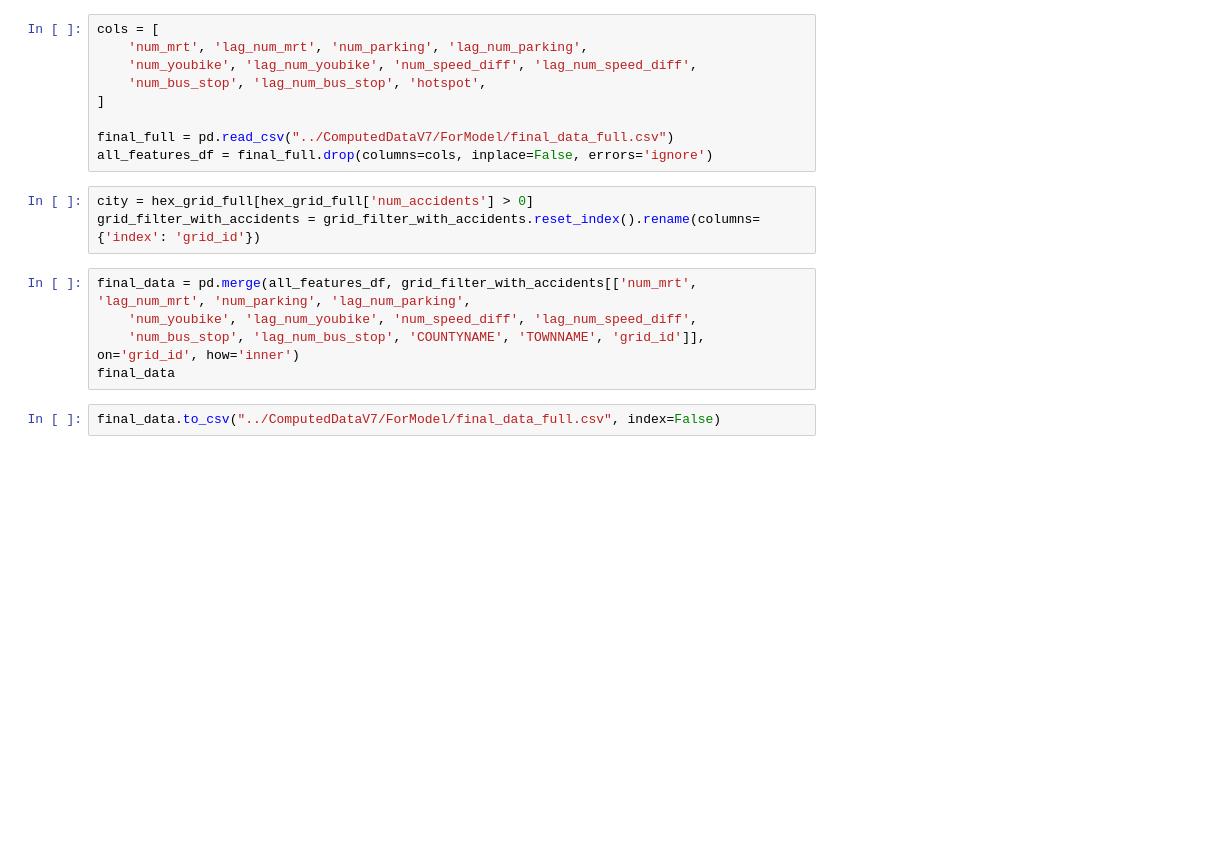
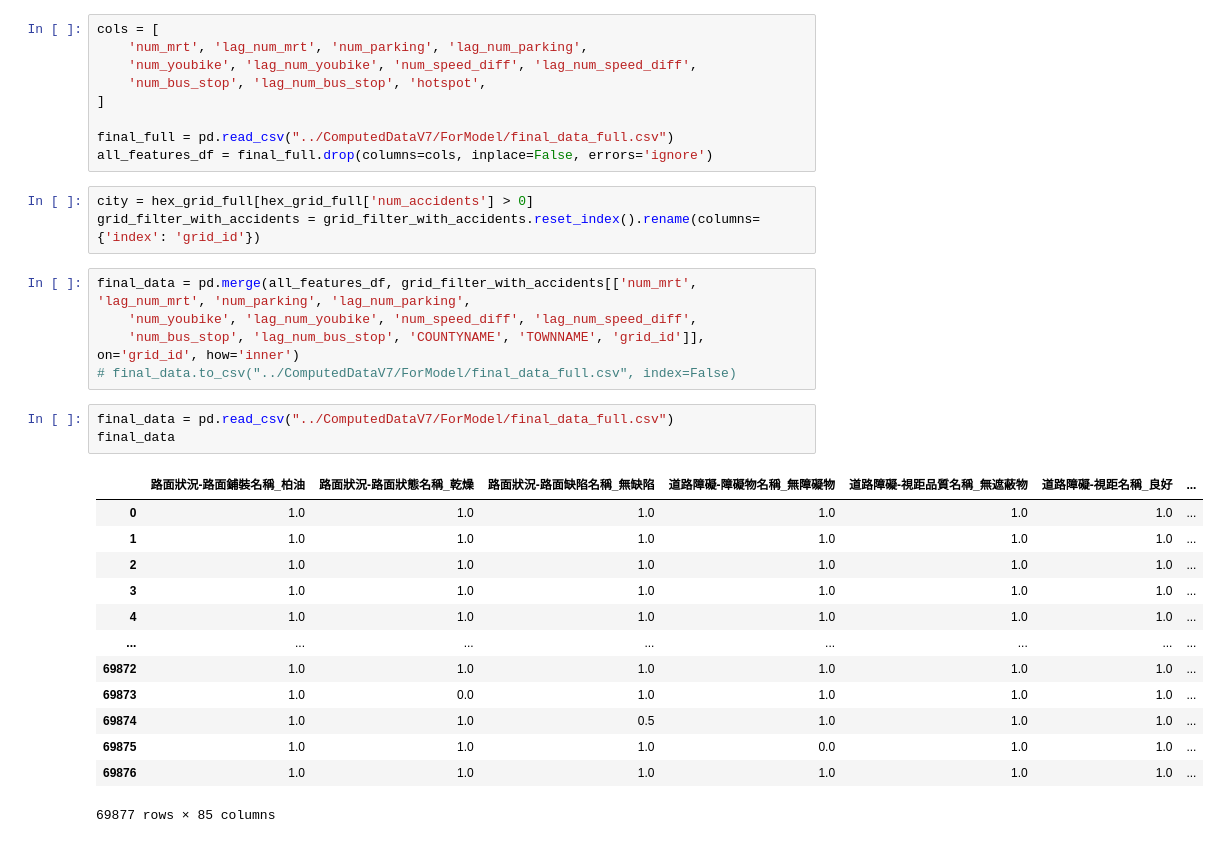
Before and after one commit to kennywang112/ST-RTA, a Jupyter notebook: ModelsV7/PreprocessPeakOffpeak.ipynb, the cells around one changed output. Cells and saved outputs as stored; diff of their text form; blank space fills up the shorter version.

```diff
--- a/ModelsV7/PreprocessPeakOffpeak.ipynb
+++ b/ModelsV7/PreprocessPeakOffpeak.ipynb
@@ -134,6 +183,21 @@ grid_filter_with_accidents = grid_filter_with_accidents.reset_index().rename(col
 final_data = pd.merge(all_features_df, grid_filter_with_accidents[['num_mrt', 'lag_num_mrt', 'num_parking', 'lag_num_parking',
     'num_youbike', 'lag_num_youbike', 'num_speed_diff', 'lag_num_speed_diff',
     'num_bus_stop', 'lag_num_bus_stop', 'COUNTYNAME', 'TOWNNAME', 'grid_id']], on='grid_id', how='inner')
-final_data
+# final_data.to_csv("../ComputedDataV7/ForModel/final_data_full.csv", index=False)
-# %%
-final_data.to_csv("../ComputedDataV7/ForModel/final_data_full.csv", index=False)
+# %%
+final_data = pd.read_csv("../ComputedDataV7/ForModel/final_data_full.csv")
+final_data
+# %% [output]
+|  | 路面狀況-路面鋪裝名稱_柏油 | 路面狀況-路面狀態名稱_乾燥 | 路面狀況-路面缺陷名稱_無缺陷 | 道路障礙-障礙物名稱_無障礙物 | 道路障礙-視距品質名稱_無遮蔽物 | 道路障礙-視距名稱_良好 | ... |
+| 0 | 1.0 | 1.0 | 1.0 | 1.0 | 1.0 | 1.0 | ... |
+| 1 | 1.0 | 1.0 | 1.0 | 1.0 | 1.0 | 1.0 | ... |
+| 2 | 1.0 | 1.0 | 1.0 | 1.0 | 1.0 | 1.0 | ... |
+| 3 | 1.0 | 1.0 | 1.0 | 1.0 | 1.0 | 1.0 | ... |
+| 4 | 1.0 | 1.0 | 1.0 | 1.0 | 1.0 | 1.0 | ... |
+| ... | ... | ... | ... | ... | ... | ... | ... |
+| 69872 | 1.0 | 1.0 | 1.0 | 1.0 | 1.0 | 1.0 | ... |
+| 69873 | 1.0 | 0.0 | 1.0 | 1.0 | 1.0 | 1.0 | ... |
+| 69874 | 1.0 | 1.0 | 0.5 | 1.0 | 1.0 | 1.0 | ... |
+| 69875 | 1.0 | 1.0 | 1.0 | 0.0 | 1.0 | 1.0 | ... |
+| 69876 | 1.0 | 1.0 | 1.0 | 1.0 | 1.0 | 1.0 | ... |
+69877 rows × 85 columns
```
Also changed, not shown: parts of 6 cells of this notebook, 6 other files.
